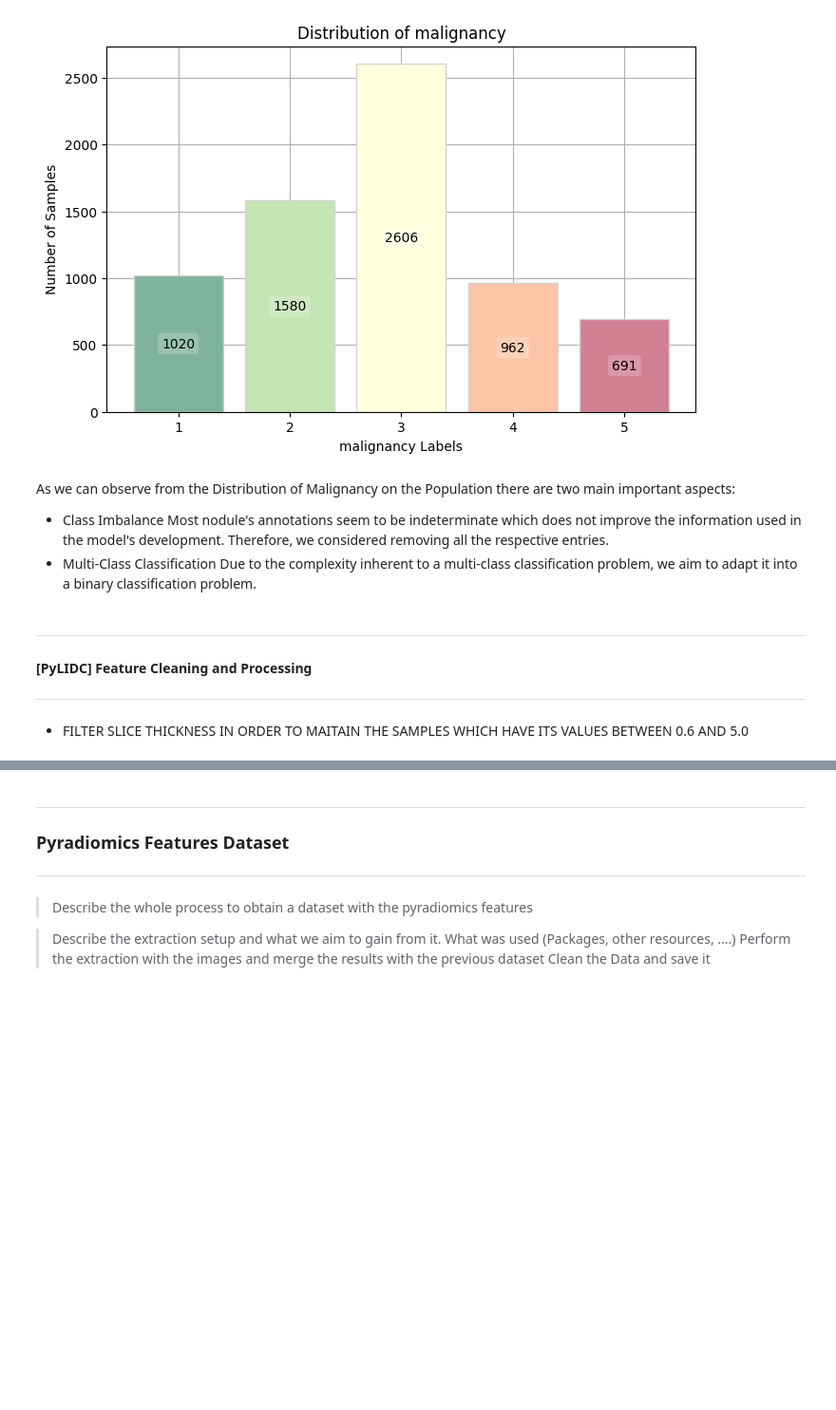
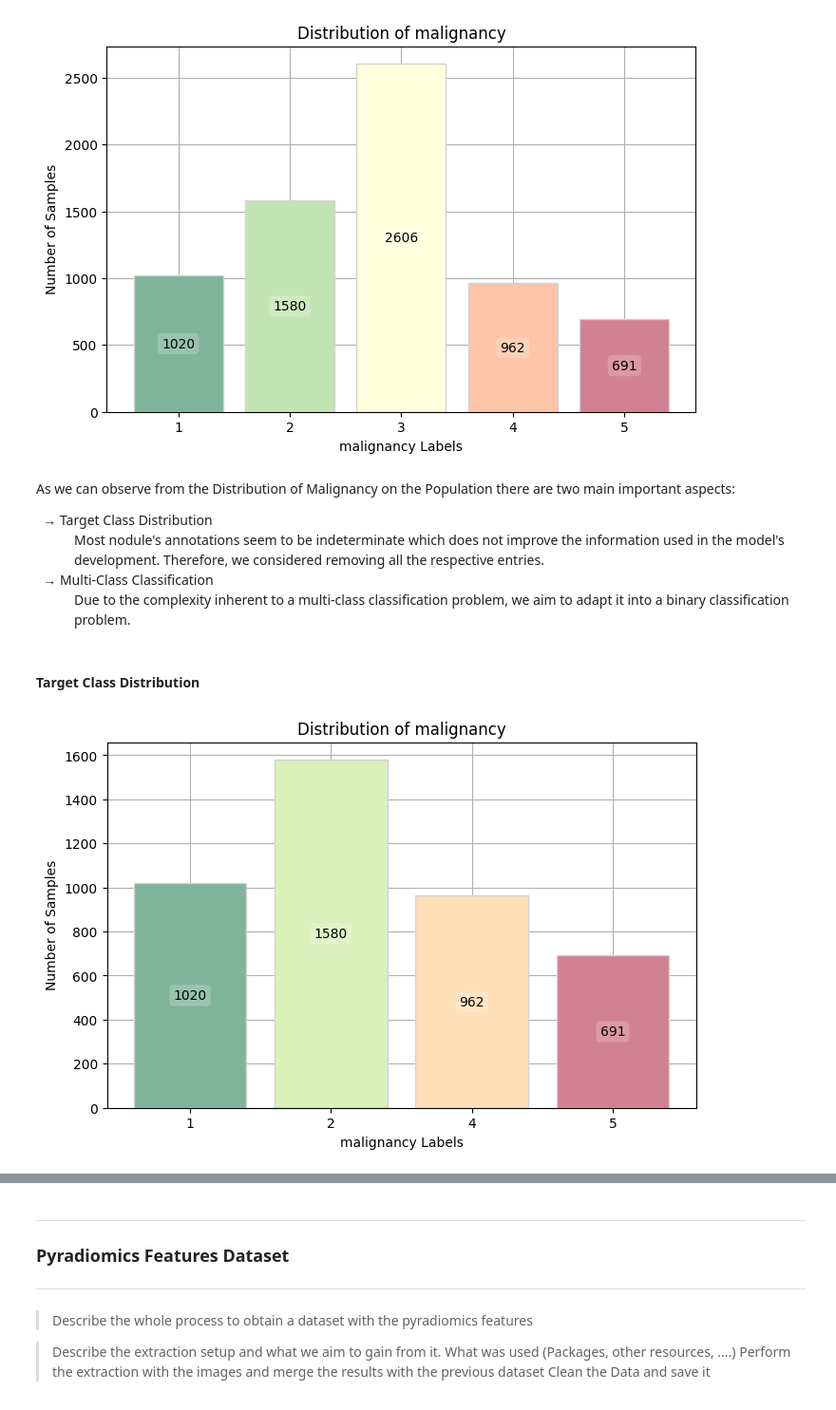
Before and after one commit to EstevesX10/Lung-Cancer-Classification-with-CT-Scans, a Jupyter notebook: Lung Cancer Image Detection/LungCancerClassification.ipynb, the cells around one changed output, grey strips where cells are left out. Shown at 95% size. Saved outputs shown, nothing was run; the diff lists cells and outputs as text; code cells hidden in the pictures; blank space fills up the shorter version.

```diff
--- a/Lung Cancer Image Detection/LungCancerClassification.ipynb
+++ b/Lung Cancer Image Detection/LungCancerClassification.ipynb
@@ -284,16 +302,22 @@ plot_feature_distribution(df_pylidc, 'malignancy', True)
 # %% [markdown]
 As we can observe from the Distribution of Malignancy on the Population there are two main important aspects:
 
-- Class Imbalance
-  Most nodule's annotations seem to be indeterminate which does not improve the information used in the model's development. Therefore, we considered removing all the respective entries.
-- Multi-Class Classification
-   Due to the complexity inherent to a multi-class classification problem, we aim to adapt it into a binary classification problem.
+<td>&nbsp;&nbsp;&rightarrow; Target Class Distribution
+    <dd>Most nodule's annotations seem to be indeterminate which does not improve the information used in the model's development. Therefore, we considered removing all the respective entries.</dd>
+</td>
+<td>&nbsp;&nbsp;&rightarrow; Multi-Class Classification
+    <dd>Due to the complexity inherent to a multi-class classification problem, we aim to adapt it into a binary classification problem.</dd>
+</td>
-# %% [markdown]
----
-#### [PyLIDC] Feature Cleaning and Processing
----
-# %% [markdown]
-- FILTER SLICE THICKNESS IN ORDER TO MAITAIN THE SAMPLES WHICH HAVE ITS VALUES BETWEEN 0.6 AND 5.0
+# %% [markdown]
+#### Target Class Distribution
+# %%
+# Remove neutral cases from the dataset
+df_pylidc = df_pylidc.loc[df_pylidc['malignancy'] != 3]
+
+# Plot the updated target feature distribution
+plot_feature_distribution(df_pylidc, 'malignancy', True)
+# %% [output]
+[figure, added]
 # %%
 # CODE HERE
 # %% [markdown]
```
Also changed, not shown: parts of 5 cells of this notebook.
